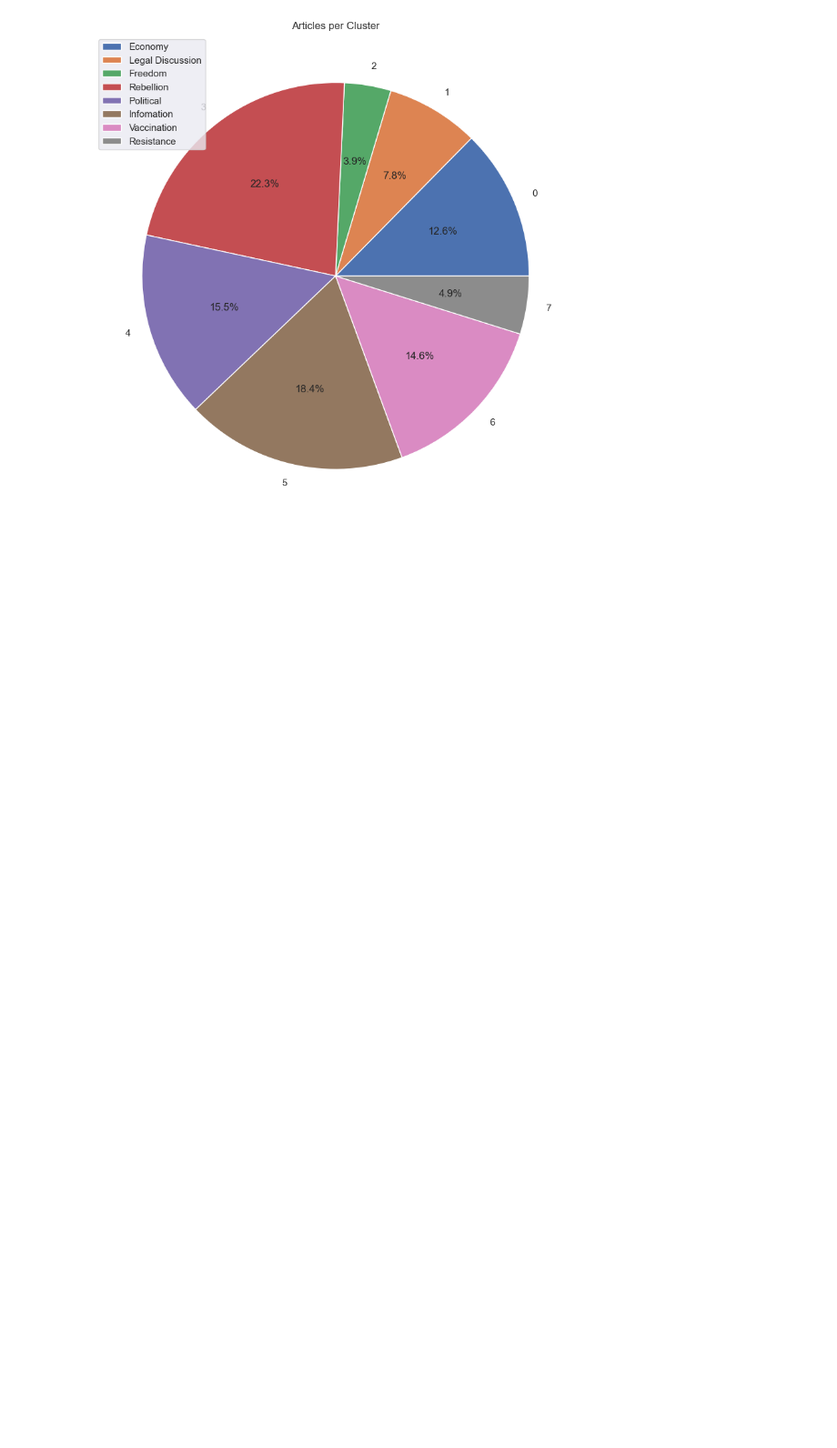
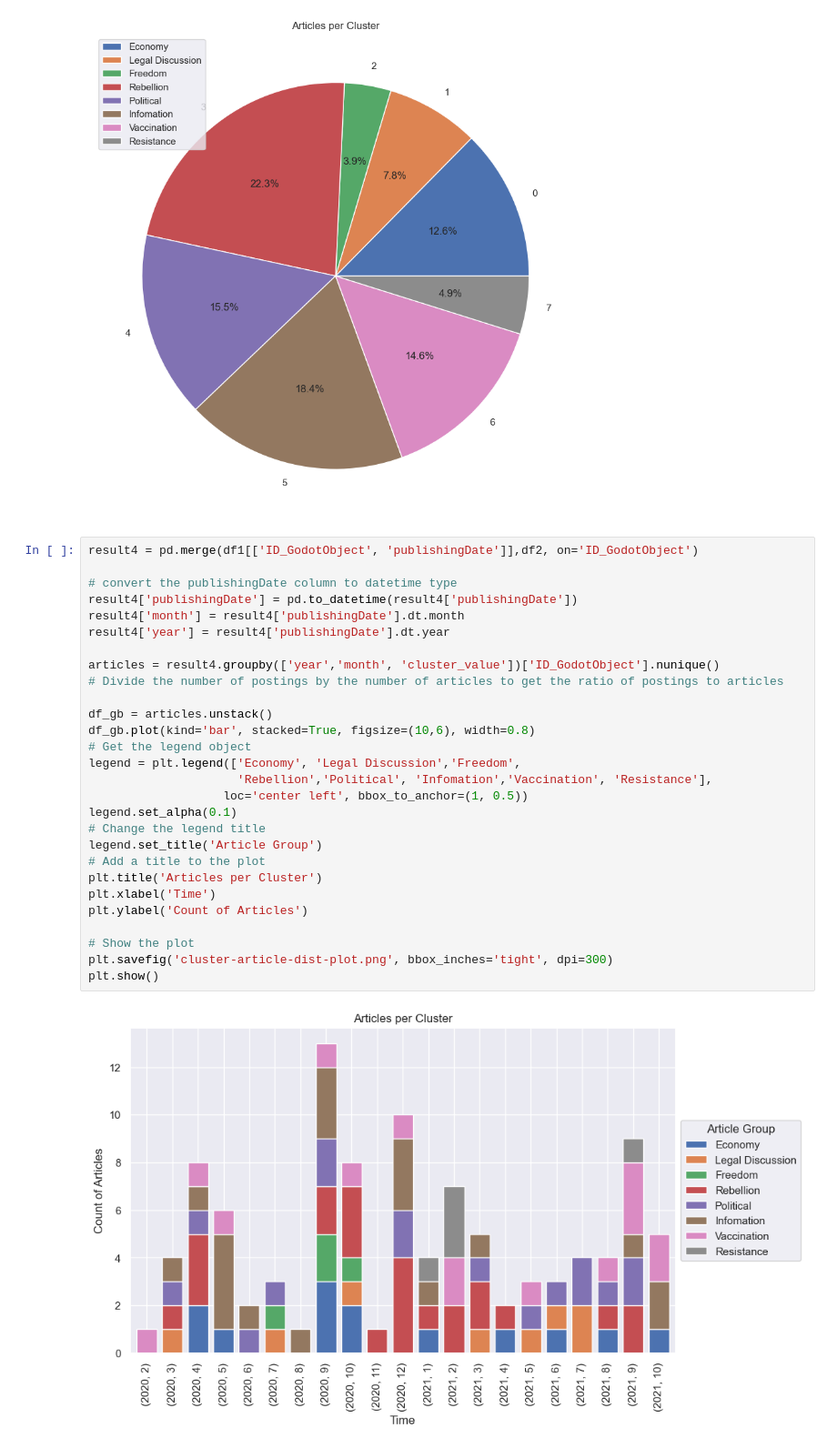
Before and after one commit to lukasthekid/corona-mask-requirement-nlp-analysis, a Jupyter notebook: comparison/viral-article.ipynb, the cells around one changed output. Shown at 91% size. Cells and saved outputs as stored; diff of their text form; blank space fills up the shorter version.

```diff
--- a/comparison/viral-article.ipynb
+++ b/comparison/viral-article.ipynb
@@ -143,3 +145,33 @@ plt.title('Articles per Cluster')
 plt.show()
 # %% [output]
 [figure]
+# %%
+result4 = pd.merge(df1[['ID_GodotObject', 'publishingDate']],df2, on='ID_GodotObject')
+
+# convert the publishingDate column to datetime type
+result4['publishingDate'] = pd.to_datetime(result4['publishingDate'])
+result4['month'] = result4['publishingDate'].dt.month
+result4['year'] = result4['publishingDate'].dt.year
+
+articles = result4.groupby(['year','month', 'cluster_value'])['ID_GodotObject'].nunique()
+# Divide the number of postings by the number of articles to get the ratio of postings to articles
+
+df_gb = articles.unstack()
+df_gb.plot(kind='bar', stacked=True, figsize=(10,6), width=0.8)
+# Get the legend object
+legend = plt.legend(['Economy', 'Legal Discussion','Freedom',
+                     'Rebellion','Political', 'Infomation','Vaccination', 'Resistance'],
+                   loc='center left', bbox_to_anchor=(1, 0.5))
+legend.set_alpha(0.1)
+# Change the legend title
+legend.set_title('Article Group')
+# Add a title to the plot
+plt.title('Articles per Cluster')
+plt.xlabel('Time')
+plt.ylabel('Count of Articles')
+
+# Show the plot
+plt.savefig('cluster-article-dist-plot.png', bbox_inches='tight', dpi=300)
+plt.show()
+# %% [output]
+[figure, added]
```
Also changed, not shown: parts of 4 cells of this notebook, 13 other files.
